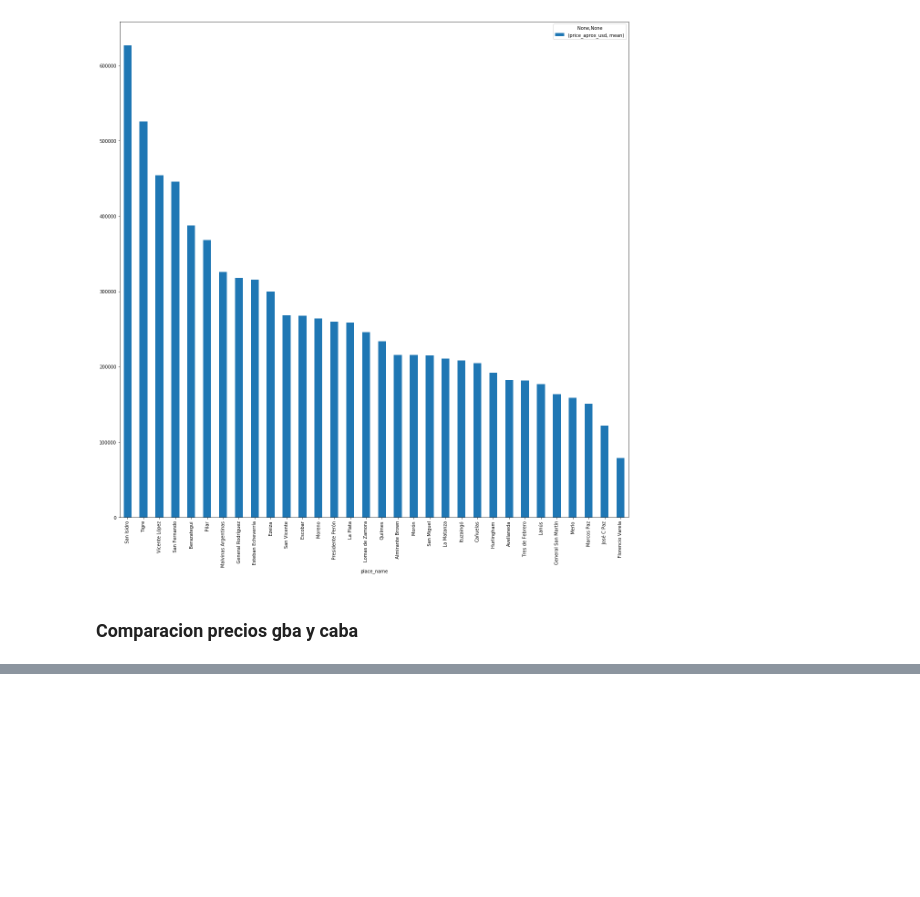
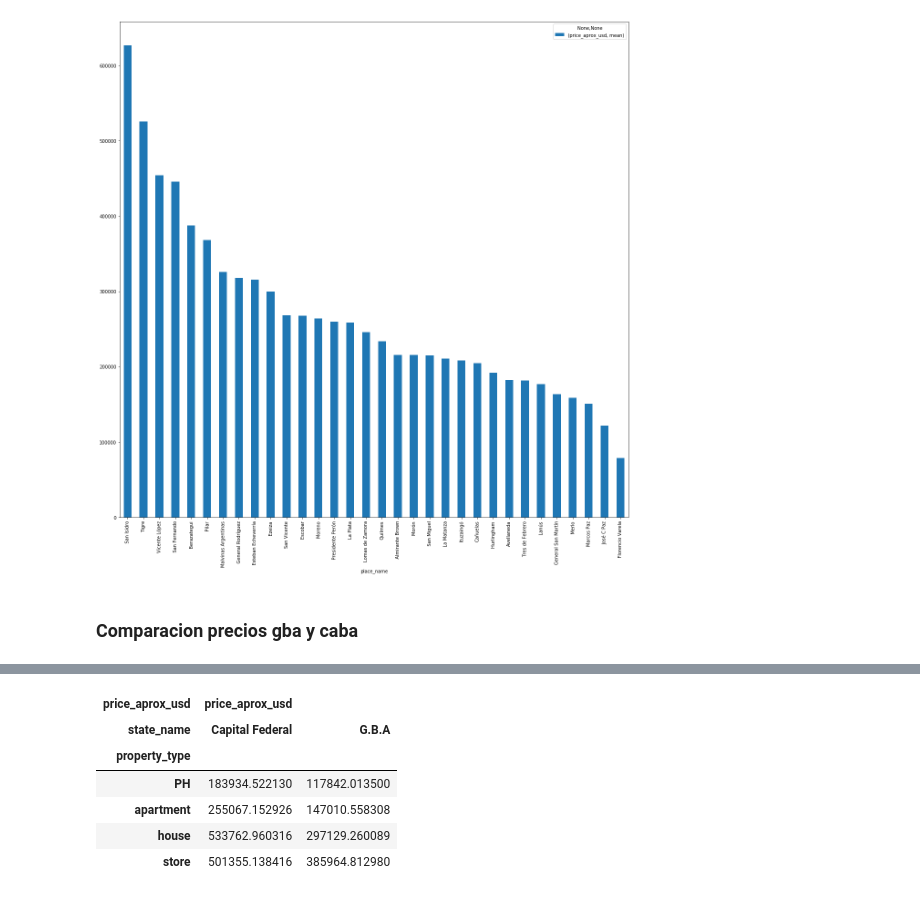
Before and after one commit to LucianoGiannotti/ProperatiDatosTP, a Jupyter notebook: Depuracion de datos.ipynb, the cells around one changed output, grey strips where cells are left out. Saved outputs shown, nothing was run; the diff lists cells and outputs as text; code cells hidden in the pictures; blank space fills up the shorter version.

```diff
--- a/Depuracion de datos.ipynb
+++ b/Depuracion de datos.ipynb
@@ -678,0 +687,10 @@ grouped.sort_values(by=('price_aprox_usd'), ascending=False).plot(kind='bar') ##
+# %%
+grouped.head()
+# %% [output]
+| price_aprox_usd | price_aprox_usd |  |
+| state_name | Capital Federal | G.B.A |
+| property_type |  |  |
+| PH | 183934.522130 | 117842.013500 |
+| apartment | 255067.152926 | 147010.558308 |
+| house | 533762.960316 | 297129.260089 |
+| store | 501355.138416 | 385964.812980 |
```
Also changed, not shown: parts of 7 cells of this notebook.
